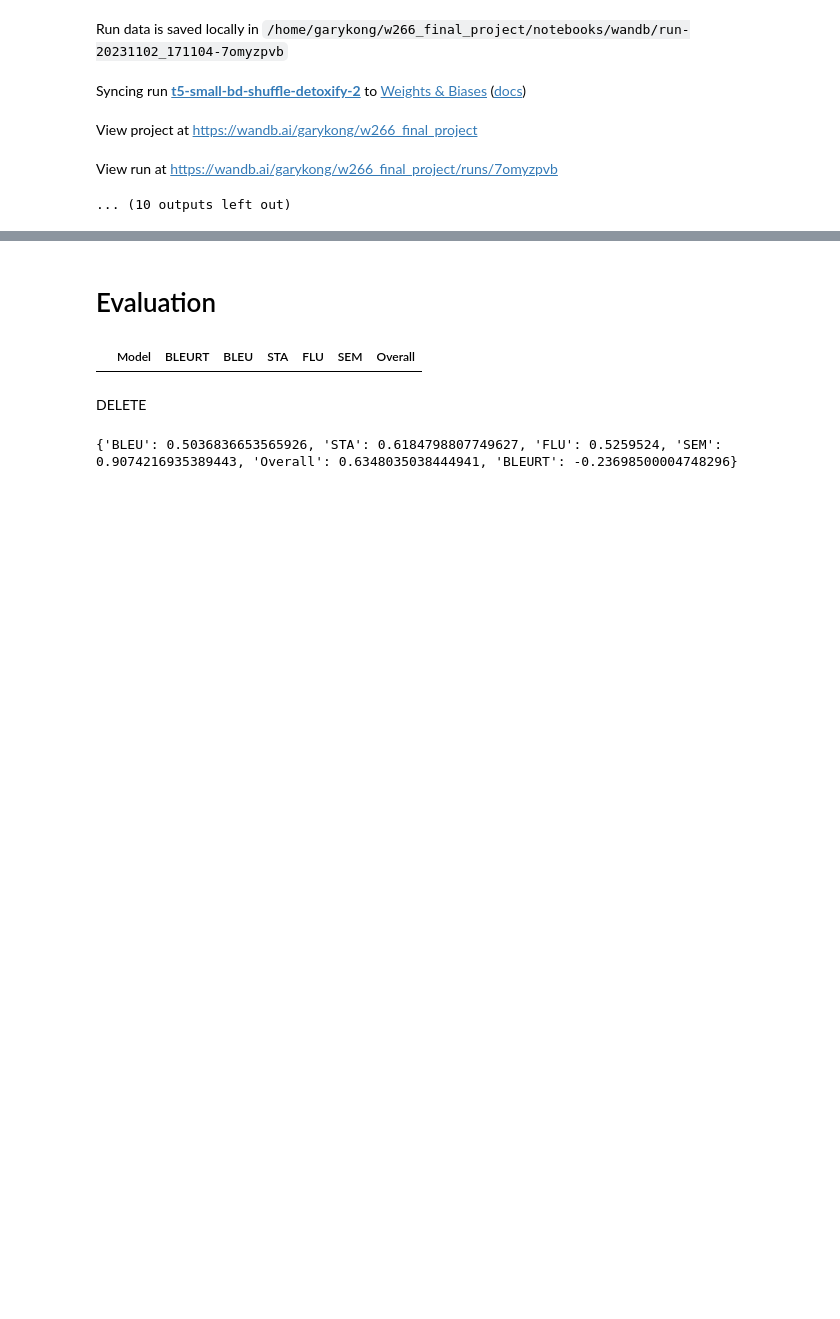
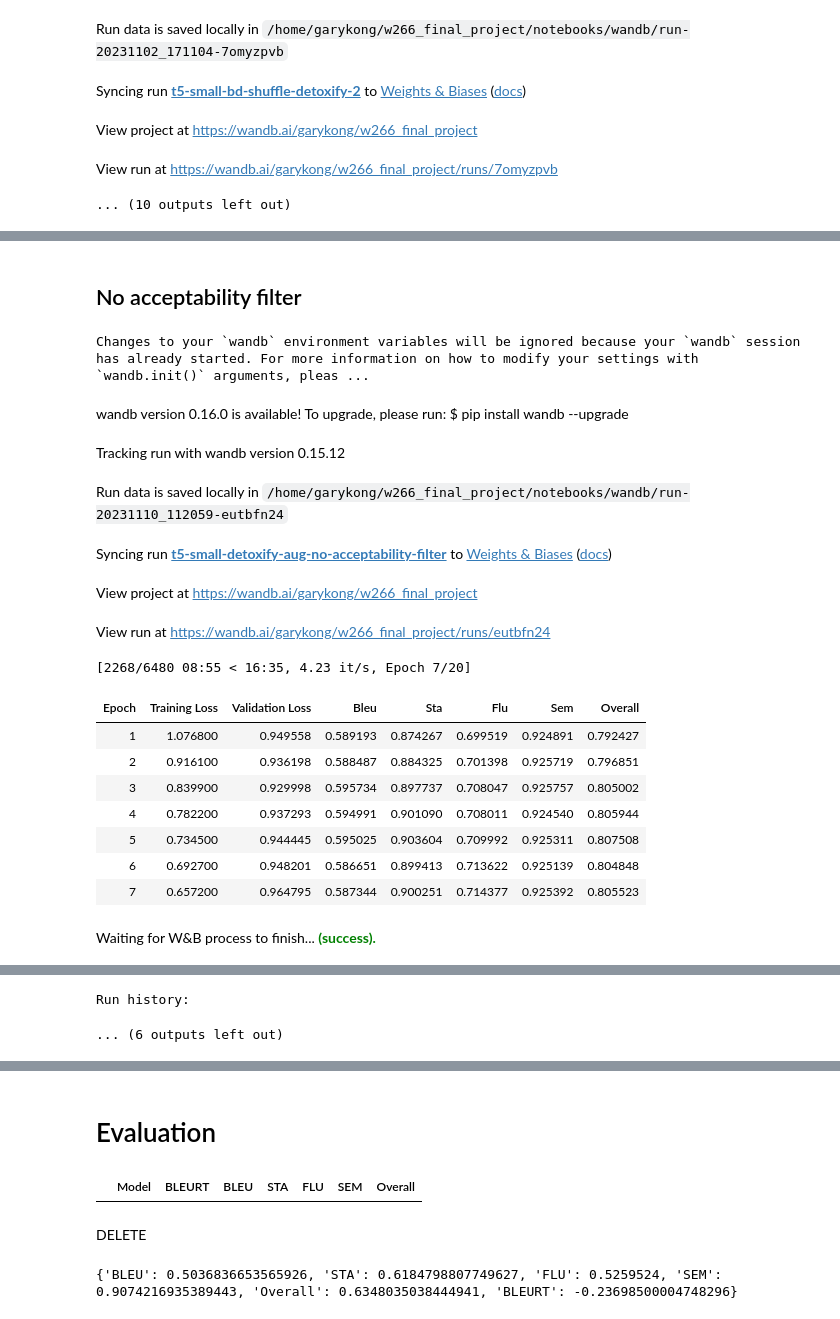
Before and after one commit to garyukong/T5-TextDetoxification, a Jupyter notebook: notebooks/2_Models.ipynb, the cells around one changed output, grey strips where cells are left out. Drawn from its saved outputs; the diff is of its cells as text; code cells hidden in the pictures; blank space fills up the shorter version.

```diff
--- a/notebooks/2_Models.ipynb
+++ b/notebooks/2_Models.ipynb
@@ -802,0 +867,41 @@ https://huggingface.co/transformers/v4.2.2/_modules/transformers/trainer.html#Tr
+# %% [markdown]
+## No acceptability filter
+# %%
+tokenized_datasets_no_acceptability_filter_t5_small = add_prefix(aug_datasets_no_acceptability_filter).map(
+    preprocess_function,
+    fn_kwargs={'tokenizer': tokenizer_t5_small},
+    batched=True,
+    remove_columns=["source", "target"],
+)
+
+trainer_t5_small_aug_no_acceptability_filter = setup_trainer(
+    output_dir_name="t5-small-detoxify-aug-no-acceptability-filter",
+    model_checkpoint="t5-small",
+    train_dataset=tokenized_datasets_no_acceptability_filter_t5_small["train"],
+    eval_dataset=tokenized_datasets_no_acceptability_filter_t5_small["validation"],
+)
+
+wandb.init(project="w266_final_project", name="t5-small-detoxify-aug-no-acceptability-filter")
+trainer_t5_small_aug_no_acceptability_filter.train()
+wandb.finish()
+
+# Print path to the best checkpoint
+print(f"Best model checkpoint: {trainer_t5_small_aug_no_acceptability_filter.state.best_model_checkpoint}")
+# %% [output]
+Changes to your `wandb` environment variables will be ignored because your `wandb` session has already started. For more information on how to modify your settings with `wandb.init()` arguments, pleas ...
+wandb version 0.16.0 is available! To upgrade, please run: $ pip install wandb --upgrade
+Tracking run with wandb version 0.15.12
+Run data is saved locally in /home/garykong/w266_final_project/notebooks/wandb/run-20231110_112059-eutbfn24
+Syncing run t5-small-detoxify-aug-no-acceptability-filter to Weights & Biases (docs)
+View project at https://wandb.ai/garykong/w266_final_project
+View run at https://wandb.ai/garykong/w266_final_project/runs/eutbfn24
+[2268/6480 08:55 < 16:35, 4.23 it/s, Epoch 7/20]
+| Epoch | Training Loss | Validation Loss | Bleu | Sta | Flu | Sem | Overall |
+| 1 | 1.076800 | 0.949558 | 0.589193 | 0.874267 | 0.699519 | 0.924891 | 0.792427 |
+| 2 | 0.916100 | 0.936198 | 0.588487 | 0.884325 | 0.701398 | 0.925719 | 0.796851 |
+| 3 | 0.839900 | 0.929998 | 0.595734 | 0.897737 | 0.708047 | 0.925757 | 0.805002 |
+| 4 | 0.782200 | 0.937293 | 0.594991 | 0.901090 | 0.708011 | 0.924540 | 0.805944 |
+| 5 | 0.734500 | 0.944445 | 0.595025 | 0.903604 | 0.709992 | 0.925311 | 0.807508 |
+| 6 | 0.692700 | 0.948201 | 0.586651 | 0.899413 | 0.713622 | 0.925139 | 0.804848 |
+| 7 | 0.657200 | 0.964795 | 0.587344 | 0.900251 | 0.714377 | 0.925392 | 0.805523 |
+Waiting for W&B process to finish... (success).
@@ -802,0 +909,2 @@ https://huggingface.co/transformers/v4.2.2/_modules/transformers/trainer.html#Tr
+Run history:
+... (6 outputs left out)
```
Also changed, not shown: parts of 18 cells of this notebook, 55 other files.
